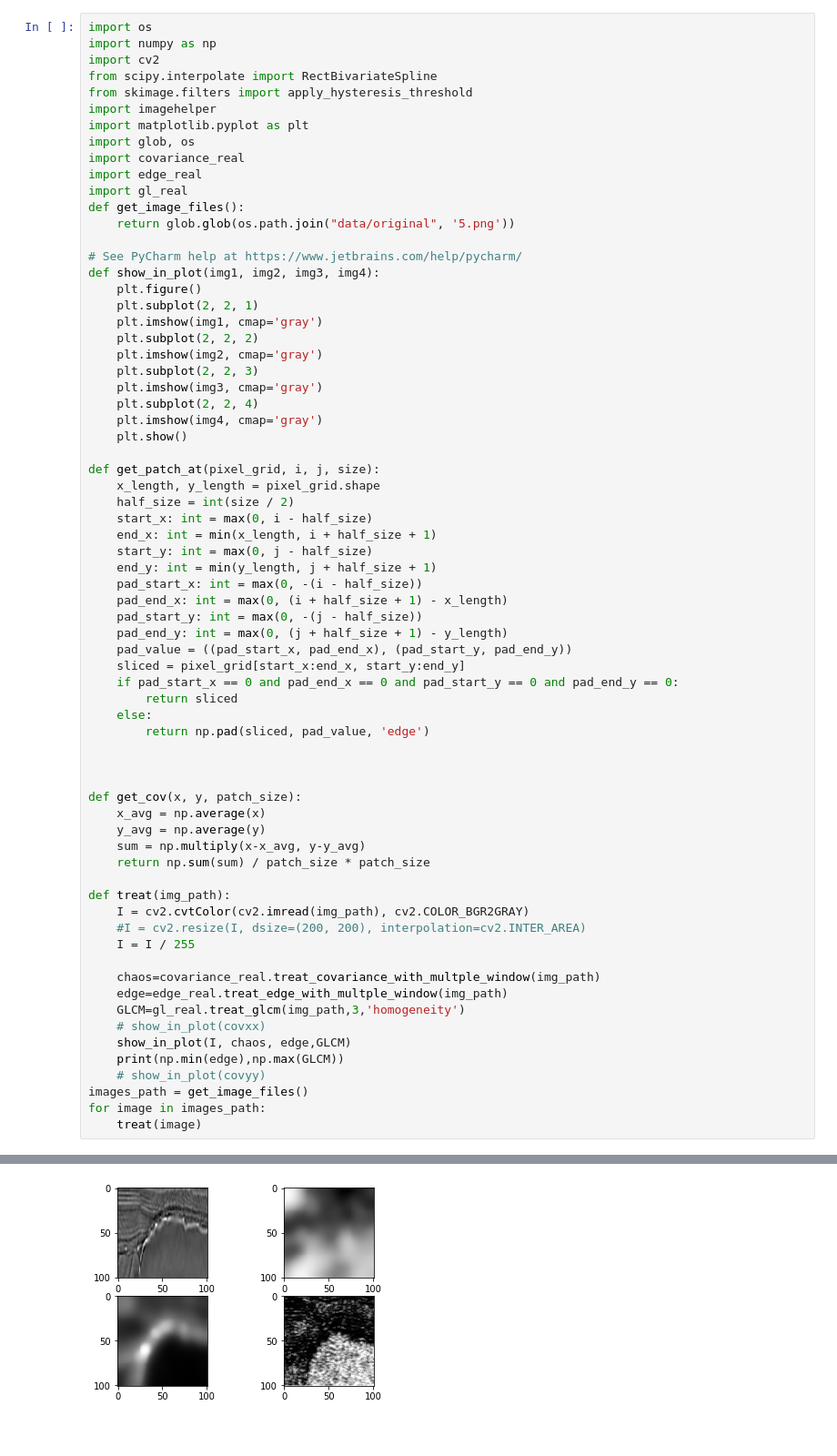
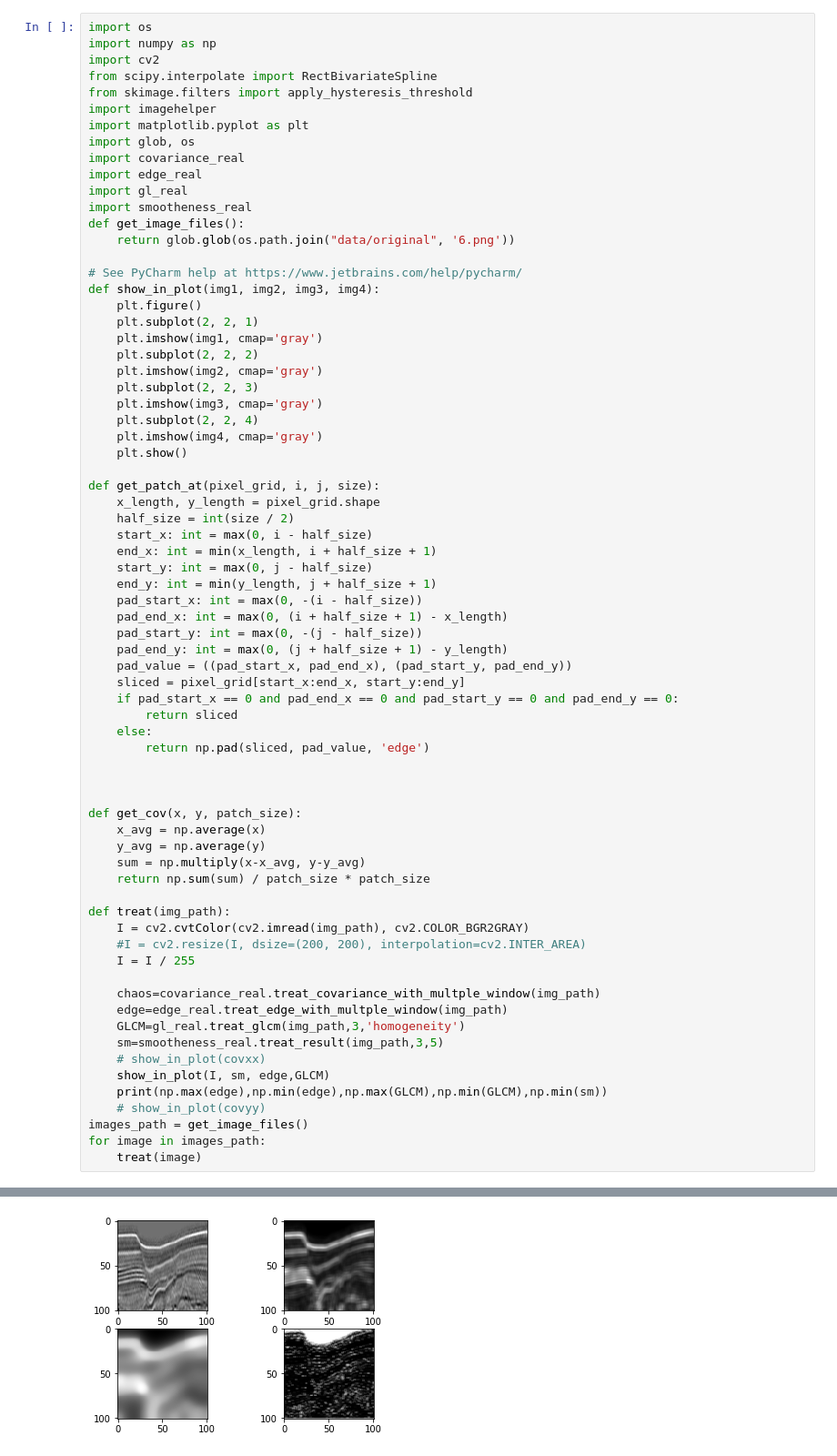
Before and after one commit to cvsaltdome/cv_project, a Jupyter notebook: covariance.ipynb, the cells around one changed output, grey strips where cells are left out. Shown at 91% size. Saved outputs shown, nothing was run; the diff lists cells and outputs as text.

```diff
--- a/covariance.ipynb
+++ b/covariance.ipynb
@@ -10,8 +10,9 @@ import glob, os
 import covariance_real
 import edge_real
 import gl_real
+import smootheness_real
 def get_image_files():
-    return glob.glob(os.path.join("data/original", '5.png'))
+    return glob.glob(os.path.join("data/original", '6.png'))
 
 # See PyCharm help at https://www.jetbrains.com/help/pycharm/
 def show_in_plot(img1, img2, img3, img4):
@@ -45,33 +46,34 @@ def get_patch_at(pixel_grid, i, j, size):
         return np.pad(sliced, pad_value, 'edge')
 
 
 
 def get_cov(x, y, patch_size):
     x_avg = np.average(x)
     y_avg = np.average(y)
     sum = np.multiply(x-x_avg, y-y_avg)
     return np.sum(sum) / patch_size * patch_size
 
 def treat(img_path):
     I = cv2.cvtColor(cv2.imread(img_path), cv2.COLOR_BGR2GRAY)
     #I = cv2.resize(I, dsize=(200, 200), interpolation=cv2.INTER_AREA)
     I = I / 255
 
     chaos=covariance_real.treat_covariance_with_multple_window(img_path)
     edge=edge_real.treat_edge_with_multple_window(img_path)
     GLCM=gl_real.treat_glcm(img_path,3,'homogeneity')
+    sm=smootheness_real.treat_result(img_path,3,5)
     # show_in_plot(covxx)
-    show_in_plot(I, chaos, edge,GLCM)
-    print(np.min(edge),np.max(GLCM))
+    show_in_plot(I, sm, edge,GLCM)
+    print(np.max(edge),np.min(edge),np.max(GLCM),np.min(GLCM),np.min(sm))
     # show_in_plot(covyy)
 images_path = get_image_files()
 for image in images_path:
     treat(image)
 # %% [output]
 5
 7
 9
 5
 7
 9
-[figure, old version]
+[figure, new version]
```
Also changed, not shown: parts of 1 cell of this notebook, 2 other files.
